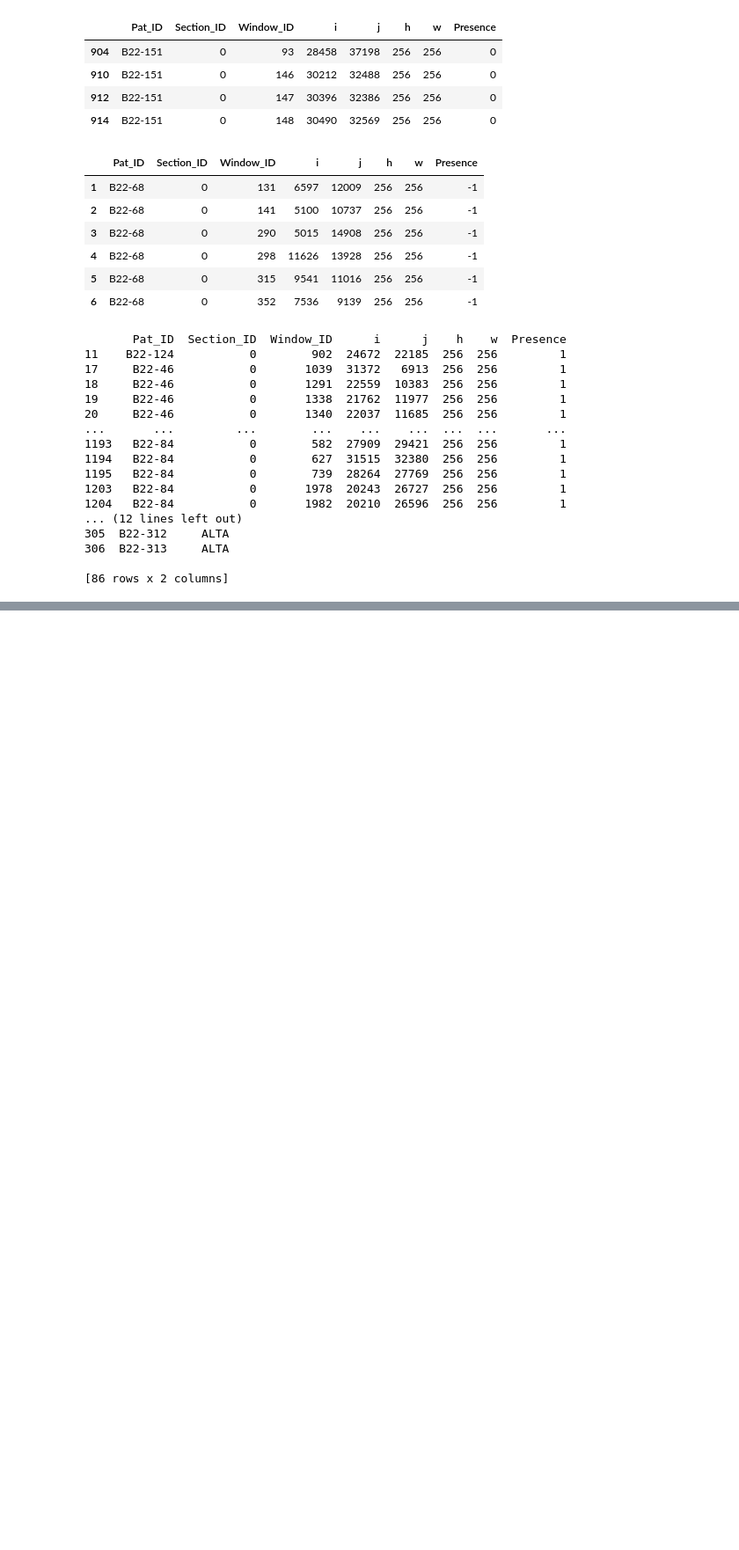
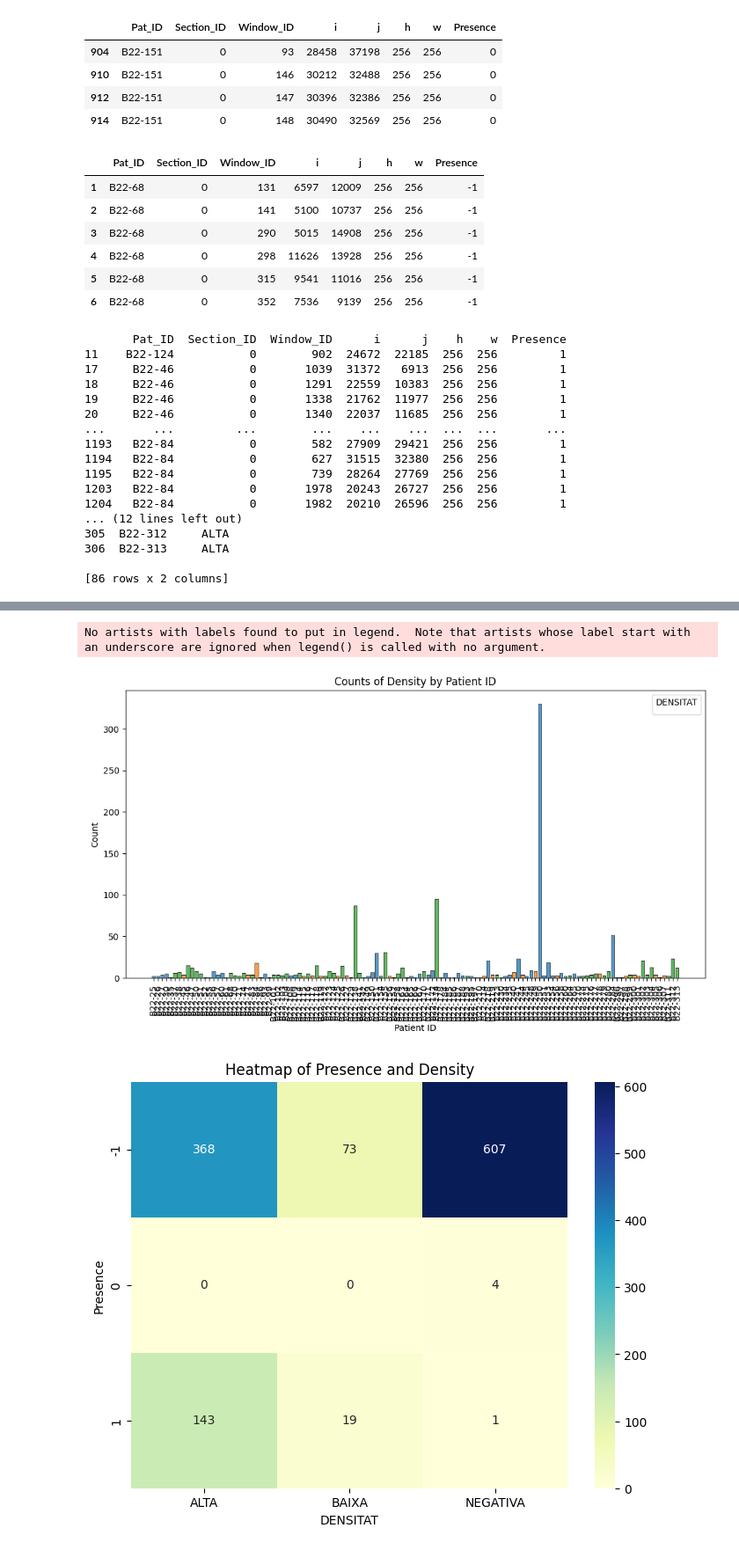
Before and after one commit to Miguel231/Histopathological_Diagnosis, a Jupyter notebook: exploreexcels.ipynb, the cells around one changed output, grey strips where cells are left out. Shown: that part at 88% size. Cells and saved outputs as stored; diff of their text form; code cells hidden in the pictures; blank space fills up the shorter version.

```diff
--- a/exploreexcels.ipynb
+++ b/exploreexcels.ipynb
@@ -110,0 +138,26 @@ merged_df = pd.merge(diagnosis, patches, on=id_column, suffixes=('_file1', '_fil
+# %%
+# Merge datasets on common patient ID columns
+merged_df = pd.merge(diagnosis, patches, left_on='CODI', right_on='Pat_ID', suffixes=('_diagnosis', '_patches'))
+
+# Counts of Density by Patient ID for each Presence value
+plt.figure(figsize=(12, 6))
+sns.histplot(data=merged_df, x='Pat_ID', hue='DENSITAT', multiple='stack', shrink=0.8)
+plt.title('Counts of Density by Patient ID')
+plt.xlabel('Patient ID')
+plt.ylabel('Count')
+plt.xticks(rotation=90)
+plt.legend(title='DENSITAT')
+plt.show()
+
+# Heatmap of Presence and Density
+density_presence_ct = pd.crosstab(merged_df['Presence'], merged_df['DENSITAT'])
+plt.figure(figsize=(8, 6))
+sns.heatmap(density_presence_ct, annot=True, cmap='YlGnBu', fmt='d')
+plt.title('Heatmap of Presence and Density')
+plt.xlabel('DENSITAT')
+plt.ylabel('Presence')
+plt.show()
+# %% [output]
+No artists with labels found to put in legend.  Note that artists whose label start with an underscore are ignored when legend() is called with no argument.
+[figure, added]
+[figure, added]
```
Also changed, not shown: parts of 3 cells of this notebook, 1 other file.
